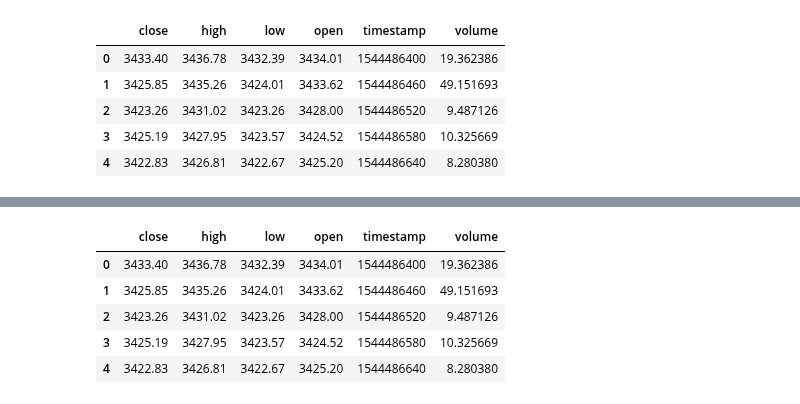
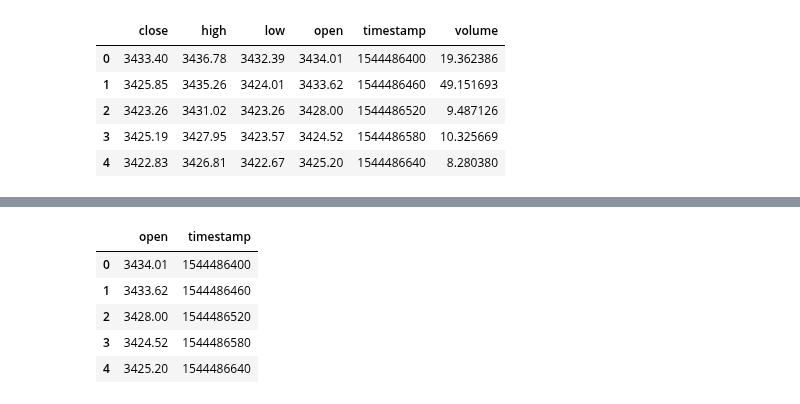
Before and after one commit to jonathancai11/btc-analysis, a Jupyter notebook: btc-prediction.ipynb, the cells around one changed output, grey strips where cells are left out. Saved outputs shown, nothing was run; the diff lists cells and outputs as text; code cells hidden in the pictures.

Commit message:
dataframe dimension reduction

```diff
--- a/btc-prediction.ipynb
+++ b/btc-prediction.ipynb
@@ -77,3 +57,6 @@ Number of rows: 14400.0
 | 2 | 3423.26 | 3431.02 | 3423.26 | 3428.00 | 1544486520 | 9.487126 |
 | 3 | 3425.19 | 3427.95 | 3423.57 | 3424.52 | 1544486580 | 10.325669 |
 | 4 | 3422.83 | 3426.81 | 3422.67 | 3425.20 | 1544486640 | 8.280380 |
+# %%
+a = df.drop(labels=['close', 'high', 'low', 'volume'], axis=1)
+a.plot()
@@ -80,9 +66,9 @@ Number of rows: 14400.0
 # %%
-df.head()
+a.head()
 # %% [output]
-|  | close | high | low | open | timestamp | volume |
-| 0 | 3433.40 | 3436.78 | 3432.39 | 3434.01 | 1544486400 | 19.362386 |
-| 1 | 3425.85 | 3435.26 | 3424.01 | 3433.62 | 1544486460 | 49.151693 |
-| 2 | 3423.26 | 3431.02 | 3423.26 | 3428.00 | 1544486520 | 9.487126 |
-| 3 | 3425.19 | 3427.95 | 3423.57 | 3424.52 | 1544486580 | 10.325669 |
-| 4 | 3422.83 | 3426.81 | 3422.67 | 3425.20 | 1544486640 | 8.280380 |
+|  | open | timestamp |
+| 0 | 3434.01 | 1544486400 |
+| 1 | 3433.62 | 1544486460 |
+| 2 | 3428.00 | 1544486520 |
+| 3 | 3424.52 | 1544486580 |
+| 4 | 3425.20 | 1544486640 |
```
Also changed, not shown: parts of 8 cells of this notebook.
